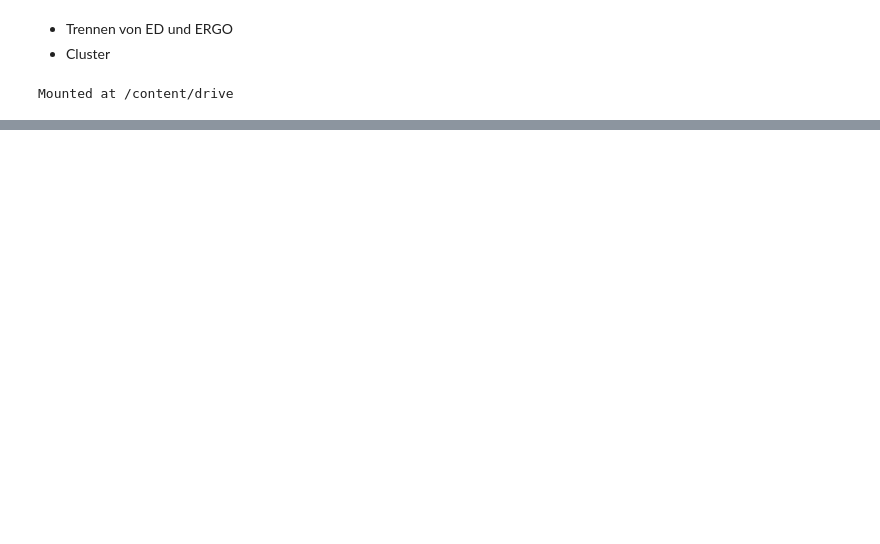
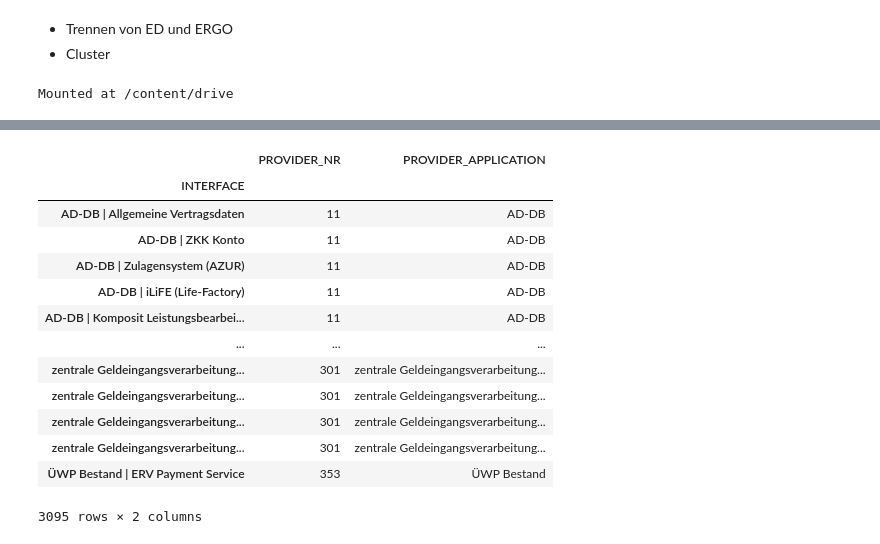
Before and after one commit to schorscho/Ants, a Jupyter notebook: gear_start (1).ipynb, the cells around one changed output, grey strips where cells are left out. Saved outputs shown, nothing was run; the diff lists cells and outputs as text; code cells hidden in the pictures; blank space fills up the shorter version.

```diff
--- a/gear_start (1).ipynb
+++ b/gear_start (1).ipynb
@@ -77,0 +51,30 @@ df_edges
+# %%
+df_interface_provider = data.parse('applicationInterfaceProviderRe')
+df_interface_provider.drop(['id', 'type', 'RELATED_FACT_SHEET_TYPE', 'RELATED_FACT_SHEET_TYPE.1', 'status', 'activeFrom', 'activeUntil', 'naFields', 'description'], axis=1, inplace=True)
+df_interface_provider.rename(columns = {'RELATED_FACT_SHEET':'PROVIDER_APPLICATION', 'RELATED_FACT_SHEET.1':'INTERFACE'}, inplace = True)
+df_interface_provider.dropna(inplace = True)
+df_interface_provider.set_index('PROVIDER_APPLICATION', inplace = True)
+df_interface_provider.drop('From', inplace = True)
+
+df_interface_provider = df_interface_provider.join(df_application)
+df_interface_provider.reset_index(drop=False, inplace=True)
+df_interface_provider.rename(columns={'NR':'PROVIDER_NR', 'index':'PROVIDER_APPLICATION'}, inplace=True)
+df_interface_provider = df_interface_provider[['INTERFACE', 'PROVIDER_NR', 'PROVIDER_APPLICATION']]
+df_interface_provider.set_index('INTERFACE', inplace=True)
+
+df_interface_provider
+# %% [output]
+|  | PROVIDER_NR | PROVIDER_APPLICATION |
+| INTERFACE |  |  |
+| AD-DB | Allgemeine Vertragsdaten | 11 | AD-DB |
+| AD-DB | ZKK Konto | 11 | AD-DB |
+| AD-DB | Zulagensystem (AZUR) | 11 | AD-DB |
+| AD-DB | iLiFE (Life-Factory) | 11 | AD-DB |
+| AD-DB | Komposit Leistungsbearbei... | 11 | AD-DB |
+| ... | ... | ... |
+| zentrale Geldeingangsverarbeitung... | 301 | zentrale Geldeingangsverarbeitung... |
+| zentrale Geldeingangsverarbeitung... | 301 | zentrale Geldeingangsverarbeitung... |
+| zentrale Geldeingangsverarbeitung... | 301 | zentrale Geldeingangsverarbeitung... |
+| zentrale Geldeingangsverarbeitung... | 301 | zentrale Geldeingangsverarbeitung... |
+| ÜWP Bestand | ERV Payment Service | 353 | ÜWP Bestand |
+3095 rows × 2 columns
```
Also changed, not shown: parts of 13 cells of this notebook.
